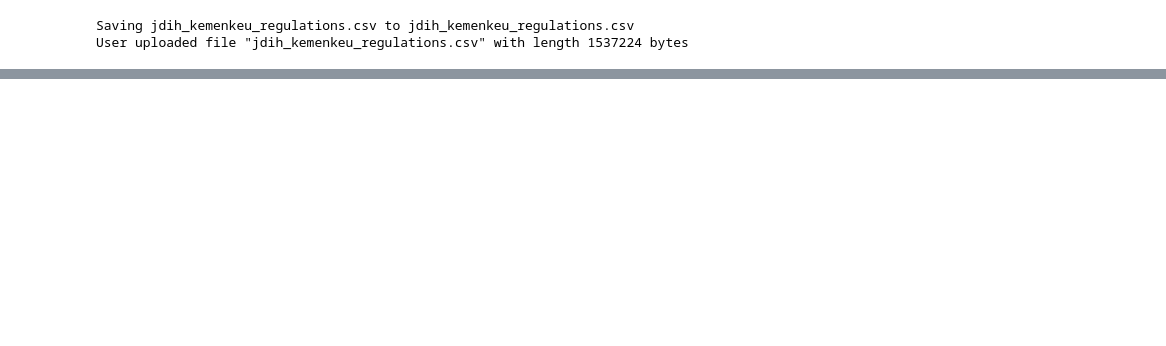
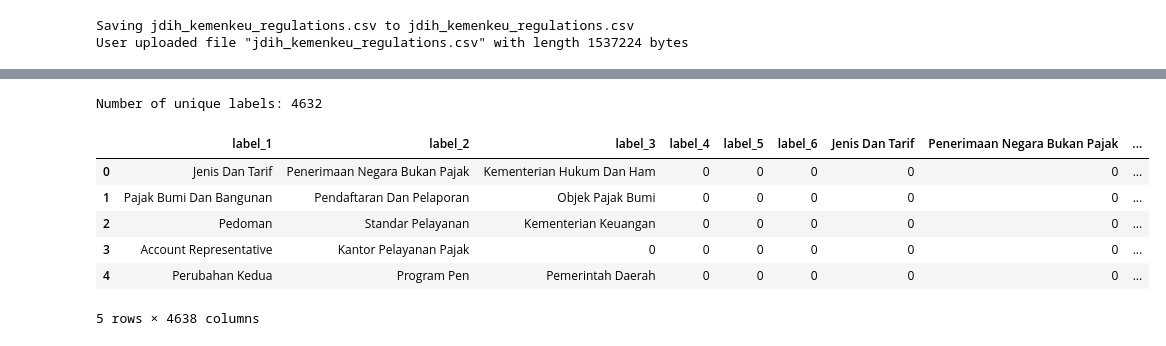
Before and after one commit to bangkit-kaidah/machine-learning, a Jupyter notebook: Data_Preprocessing.ipynb, the cells around one changed output, grey strips where cells are left out. Drawn from its saved outputs; the diff is of its cells as text; code cells hidden in the pictures; blank space fills up the shorter version.

```diff
--- a/Data_Preprocessing.ipynb
+++ b/Data_Preprocessing.ipynb
@@ -60,0 +85,7 @@ memory usage: 214.9+ KB
+# %%
+# let's get the unique labels
+# split the labels of each row into separate columns
+max_value = dropped_df['label_count'].max()
+columns = ['label_' + str(x) for x in range(1, max_value+1)]
+label_df = pd.DataFrame(dropped_df['label'].apply(lambda x: str(x).split(', ')).to_list(), columns=columns)
+label_df.head()
@@ -60,0 +99,20 @@ memory usage: 214.9+ KB
+# %%
+# combine all columns into one and only leave the unique labels
+combined_label_df = label_df.stack().reset_index()[[0]]
+labels = combined_label_df[0].unique()
+print("Number of unique labels:", len(labels))
+# %% [output]
+Number of unique labels: 4632
+# %%
+# make the unique labels into new columns and replace all missing values into 0
+new_label_df = pd.concat([label_df, pd.DataFrame(columns=list(labels))])
+new_label_df.fillna(0, inplace=True)
+new_label_df.head()
+# %% [output]
+|  | label_1 | label_2 | label_3 | label_4 | label_5 | label_6 | Jenis Dan Tarif | Penerimaan Negara Bukan Pajak | ... |
+| 0 | Jenis Dan Tarif | Penerimaan Negara Bukan Pajak | Kementerian Hukum Dan Ham | 0 | 0 | 0 | 0 | 0 | ... |
+| 1 | Pajak Bumi Dan Bangunan | Pendaftaran Dan Pelaporan | Objek Pajak Bumi | 0 | 0 | 0 | 0 | 0 | ... |
+| 2 | Pedoman | Standar Pelayanan | Kementerian Keuangan | 0 | 0 | 0 | 0 | 0 | ... |
+| 3 | Account Representative | Kantor Pelayanan Pajak | 0 | 0 | 0 | 0 | 0 | 0 | ... |
+| 4 | Perubahan Kedua | Program Pen | Pemerintah Daerah | 0 | 0 | 0 | 0 | 0 | ... |
+5 rows × 4638 columns
```
Also changed, not shown: parts of 23 cells of this notebook.
